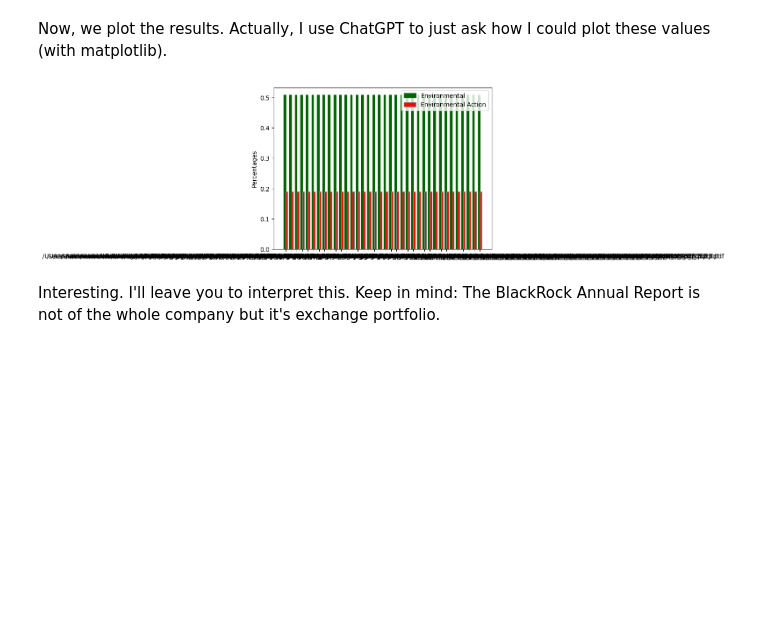
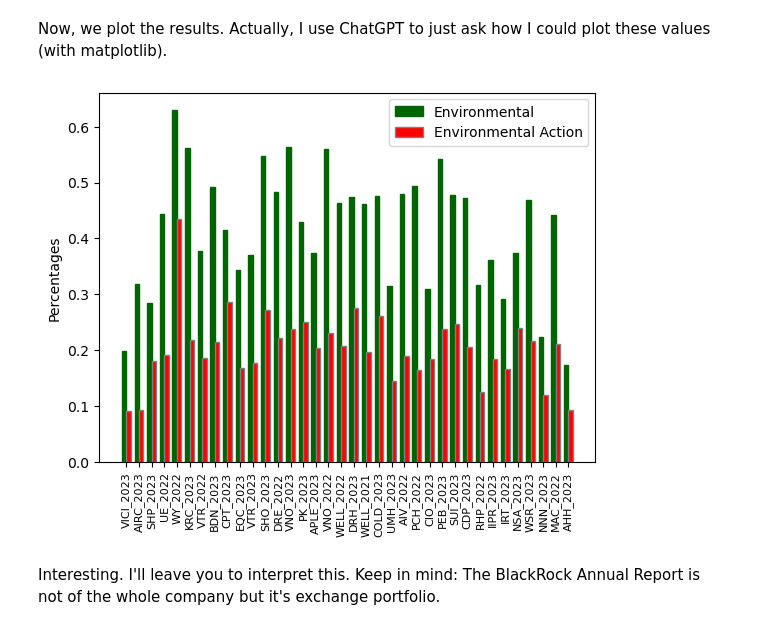
Before and after one commit to udenver/esg-forked, a Jupyter notebook: Tutorial_2_Large_Scale_Report_Analysis.ipynb, the cells around one changed output. Cells and saved outputs as stored; diff of their text form; code cells hidden in the pictures; blank space fills up the shorter version.

Commit message:
booya, got an entire directory on the Teams drive categorized in tutorial 2 style, should work for other directories by changing the directory_path

```diff
--- a/Tutorial_2_Large_Scale_Report_Analysis.ipynb
+++ b/Tutorial_2_Large_Scale_Report_Analysis.ipynb
@@ -100,12 +111,3 @@ UDR_2023 = "https://www.responsibilityreports.com/HostedData/ResponsibilityRepor
 UDR_2022 = "https://www.responsibilityreports.com/HostedData/ResponsibilityReportArchive/u/NYSE_UDR_2022.pdf"
 UDR_2021 = "https://www.responsibilityreports.com/HostedData/ResponsibilityReportArchive/u/NYSE_UDR_2021.pdf"
 UDR_reports = [UDR_2023, UDR_2022, UDR_2021]
-# Create separate variables for each path in all_reports named by file name without .pdf extension
-var_names = []
-for file in files:
-    var_name = os.path.splitext(file)[0]
-    globals()[var_name] = os.path.join(directory_path, file)
-    var_names.append(var_name)
-
-# Create a list similar to UDR_reports
-all_reports = [os.path.join(directory_path, file) for file in files]
@@ -224,7 +144,0 @@ df_UE[df_UE["environmental"] == "environmental"]
-# %%
-# How sentences are about environment?
-env_pct = df_audi[df_audi["environmental"] == "environmental"].shape[0] / df_audi.shape[0]
-print(f"{env_pct:.2f} of the sentences are addressing environmental topics.")
-# How many sentences are about environmental action?
-envact_pct = df_audi[df_audi["action"] == "action"].shape[0] / df_audi.shape[0]
-print(f"{envact_pct:.2f} of the sentences are addressing environmental actions.")
@@ -239,10 +150,9 @@ Finally, we want to analyse all 5 reports and compare the companies. You can pre
 # Run all reports (takes around 5 min).
 # Store environmental and environmental action percentages.
 env_pcts, envact_pcts, dfs = [], [], []
-#for rep in reports:
-for rep in var_names:
-  df = classify(rep, pipe_env, pipe_act)
-  df["path"] = rep
+for var_name, var_path in pdf_dict.items():
+  df = classify(var_path, pipe_env, pipe_act)
+  df["path"] = var_path
   # Calculate and store pcts.
   env_pct = df[df["environmental"] == "environmental"].shape[0] / df.shape[0]
   envact_pct = df[df["action"] == "action"].shape[0] / df.shape[0]
@@ -259,14 +180,0 @@ FileNotFoundError: [Errno 2] No such file or directory: '/Users/andrew.mueller/D
-# %%
-# Run all reports (takes around 5 min).
-# Store environmental and environmental action percentages.
-env_pcts, envact_pcts, dfs = [], [], []
-for rep in UDR_reports:
-  df = classify(rep, pipe_env, pipe_act)
-  df["path"] = rep
-  # Calculate and store pcts.
-  env_pct = df[df["environmental"] == "environmental"].shape[0] / df.shape[0]
-  envact_pct = df[df["action"] == "action"].shape[0] / df.shape[0]
-  env_pcts.append(env_pct)
-  envact_pcts.append(envact_pct)
-  # Store all outputs in the dfs list.
-  dfs.append(df)
@@ -295,34 +183,30 @@ Now, we plot the results. Actually, I use ChatGPT to just ask how I could plot t
 # %%
 # Visualize the ratios for the companies.
 # Sample data
-categories = ['UDR_2023', 'UDR_2022', 'UDR_2021']
-categories = all_reports
-#categories = ['Audi22', 'BlackRock', 'Aramco', 'Telekom']
+categories = list(pdf_dict.keys())
 values1 = env_pcts
 values2 = envact_pcts
 
 # Set the bar width
 bar_width = 0.35
 
 # Set the positions of the bars on the x-axis
 r1 = np.arange(len(categories))
 r2 = [x + bar_width for x in r1]
 
 # Create the grouped bar plot
 plt.bar(r1, values1, color='darkgreen', width=bar_width, edgecolor='darkgreen', label='Environmental')
 plt.bar(r2, values2, color='red', width=bar_width, edgecolor='grey', label='Environmental Action')
 
 # Add labels, title, and legend
-#plt.xlabel('Nature categories')
 plt.ylabel('Percentages')
-plt.xticks([r + bar_width/2 for r in range(len(categories))], categories)
-#plt.title('Grouped Bar Plot')
+plt.xticks([r + bar_width/2 for r in range(len(categories))], categories, rotation=90, fontsize=8)
 plt.legend()
 
 # Show the plot
 plt.show()
 # %% [output]
-[figure, old version]
+[figure, new version]
 # %% [markdown]
 Interesting. I'll leave you to interpret this. Keep in mind: The BlackRock Annual Report is not of the whole company but it's exchange portfolio.
 # %% [markdown]
```
Also changed, not shown: parts of 14 cells of this notebook, 1 other file.
